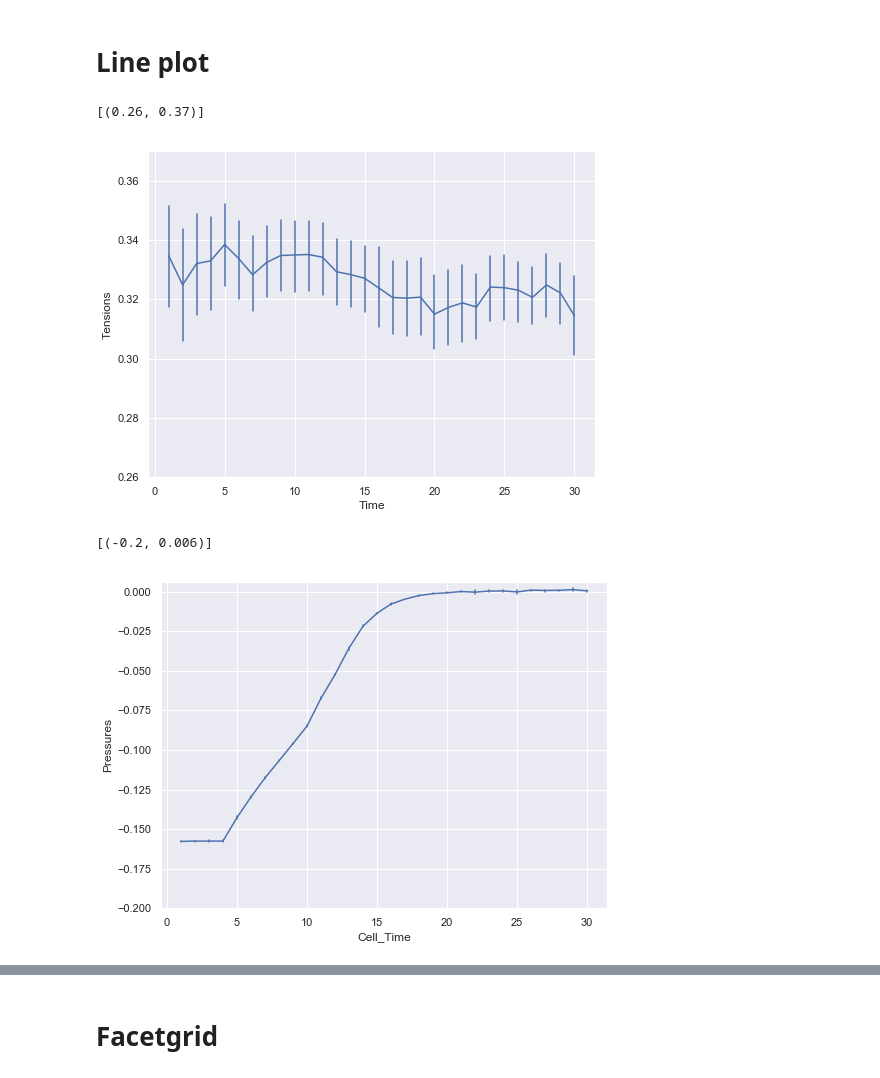
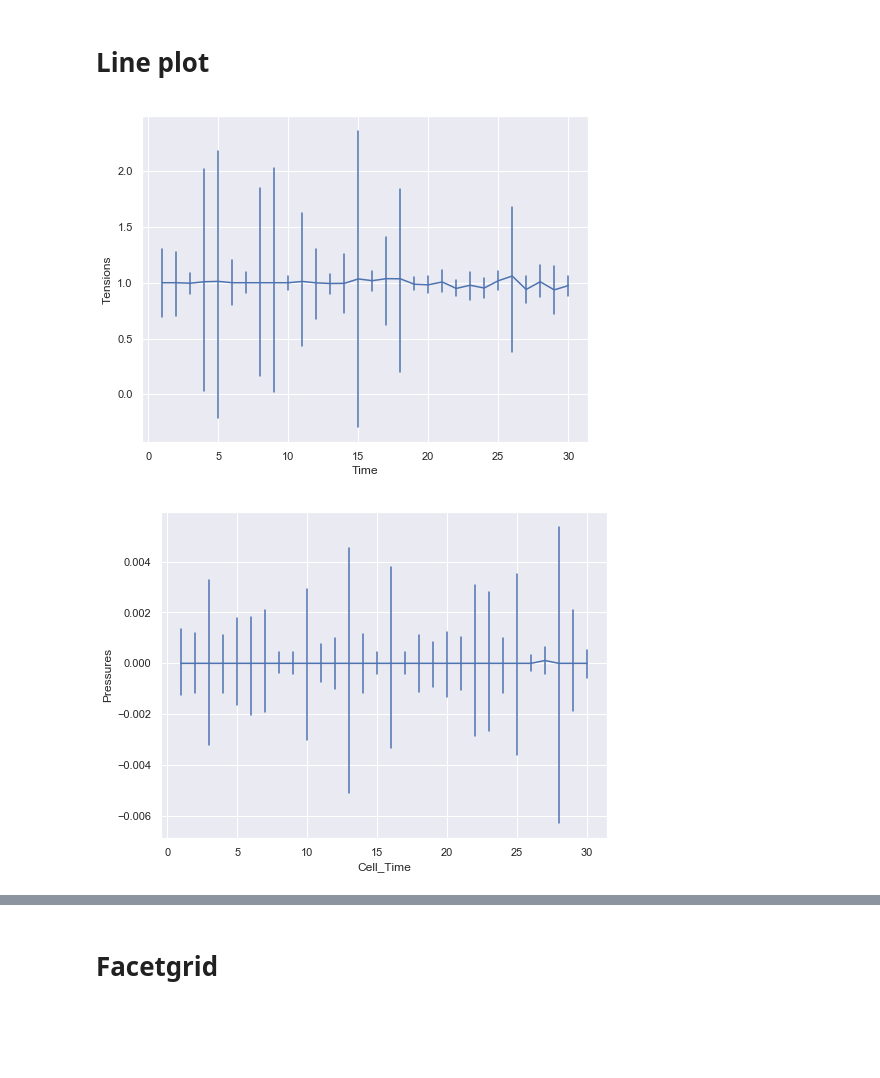
Before and after one commit to AllenCellModeling/DLITE, a Jupyter notebook: notebooks/Good Seaborn plots.ipynb, the cells around one changed output, grey strips where cells are left out. Cells and saved outputs as stored; diff of their text form; code cells hidden in the pictures; blank space fills up the shorter version.

```diff
--- a/notebooks/Good Seaborn plots.ipynb
+++ b/notebooks/Good Seaborn plots.ipynb
@@ -29,7 +29,7 @@ import pickle
 #pkl_file = open('new_obj_basin_hopping_iter=150_ten=0.2_pres=0.001.pkl', 'rb')
 
 # Basin_hopping
-pkl_file = open('L-BFGS_ten=randint(0,101)100_pres=randint(0,101)10000_ten_positive_basin_hopping(100_iter).pkl', 'rb')
+#pkl_file = open('L-BFGS_ten=randint(0,101)100_pres=randint(0,101)10000_ten_positive_basin_hopping(100_iter).pkl', 'rb')
 #pkl_file = open('L-BFGS_ten=randint(0,101)100_pres=randint(0,101)10000_ten_positive_basin_hopping(150_iter).pkl', 'rb')
 # Test
 #pkl_file = open('L-BFGS_ten=constant(0.2)_pres=constant(0.001)_ten_positive_nobasin_hopping.pkl', 'rb')
@@ -40,6 +40,28 @@ pkl_file = open('L-BFGS_ten=randint(0,101)100_pres=randint(0,101)10000_ten_posit
 
 # New cell label files
 #pkl_file = open('L-BFGS_ten=randint(0,101)100_pres=randint(0,101)10000_ten_positive_new_cell_labels.pkl', 'rb')
+#pkl_file = open('L-BFGS_ten=randint(0,101)100_pres=randint(0,101)10000_ten_positive_basin_hopping(50_iter)_new_cell_label.pkl','rb')
+#pkl_file = open('L-BFGS_ten=randint(0,101)100_pres=randint(0,101)10000_ten_positive_basin_hopping(100_iter)_new_cell_label.pkl', 'rb')
+
+# New cell label and new pressure guess no basin hop
+#pkl_file = open('L-BFGS_ten=randint(0,101)100_no_basin_hop_pressure_based_on_ten.pkl', 'rb')
+
+# New cell label and new pressure guess with basin hop for tension not for pressure
+#pkl_file = open('L-BFGS_ten=randint(0,101)100_pres=based_on_tension_ten_positive_basin_hopping(100_iter)_new_cell_label.pkl', 'rb')
+
+# New cell label and new pressure guess with basin hop for tension and pressure
+#pkl_file = open('Basin_hoppinh_2_iter(for_both)_pressure_based_on_prev.pkl', 'rb')
+#pkl_file = open('Basin_hopping_150_both_pres_based_on_ten.pkl', 'rb')
+#pkl_file = open('Basin_hoppinh_100_ten_iter_2_pressure_iter_based_on_prev.pkl', 'rb')
+#pkl_file = open('Basin_hoppinh_150_ten_iter_2_pressure_iter_based_on_prev.pkl', 'rb')
+
+# CELLFIT code - SLSQP with constraint
+pkl_file = open('Cellfit_SLSQP_equality_constraint_constant_initial_guess.pkl', 'rb')
+
+
+# NEW BIGGER COLONY
+#pkl_file = open('new_colony_files_0_5_10_15_ten=0.2.pkl', 'rb')
+
 colonies = pickle.load(pkl_file)
 
 edges_dataframe, cells_dataframe = test.seaborn_plot(None, colonies)
@@ -82,16 +125,15 @@ plt.show()
 # %%
 # Line plot
 
 
 sns.set(style="darkgrid")
 
 
 fig, ax = plt.subplots(1,1,figsize = (8,6))
 g = sns.lineplot(x = 'Time', y = 'Tensions', err_style="bars", ci=68, data = edges_dataframe)
-g.set(ylim = [0.26, 0.37])
+# g.set(ylim = [0.26, 0.37])
 # %% [output]
-[(0.26, 0.37)]
-[figure, old version]
+[figure, new version]
 # %%
 # Line plot
 
@@ -101,10 +143,9 @@ sns.set(style="darkgrid")
 
 fig, ax = plt.subplots(1,1,figsize = (8,6))
 f = sns.lineplot(x = 'Cell_Time', y = 'Pressures', err_style="bars", ci=68, data = cells_dataframe)
-f.set(ylim = [-0.2, 0.006])
+# f.set(ylim = [-0.001, 0.009])
 # %% [output]
-[(-0.2, 0.006)]
-[figure, old version]
+[figure, new version]
 # %%
 # Line plot
 
```
Also changed, not shown: parts of 7 cells of this notebook, 8 other files.
